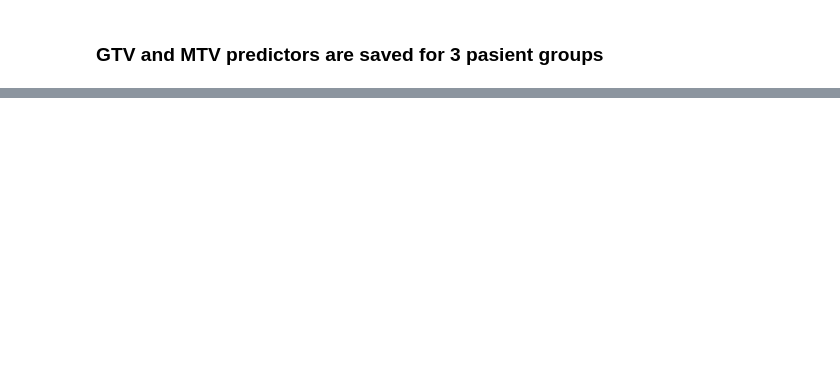
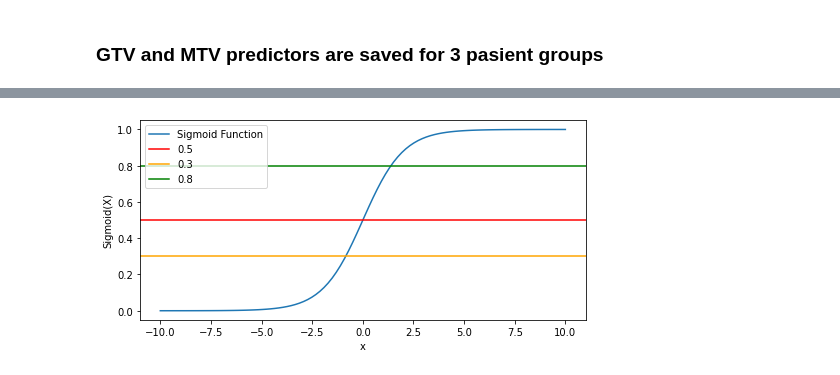
Before and after one commit to Sagalma/Master-Thesis, a Jupyter notebook: master.ipynb, the cells around one changed output, grey strips where cells are left out. Drawn from its saved outputs; the diff is of its cells as text; code cells hidden in the pictures; blank space fills up the shorter version.

```diff
--- a/master.ipynb
+++ b/master.ipynb
@@ -1962,0 +1690,89 @@ print (clf.best_score_, clf.best_params_)
+# %%
+# Sigmoid function
+from IPython.core.display import display, HTML
+display(HTML("<style>.container { width:80% ! important; }<style>"))
+
+def sigmoid(z):
+    return 1 / (1 + np.exp(-z))
+
+import matplotlib.pyplot as plt
+import numpy as np
+import math
+
+x = np.linspace(-10, 10, 100)
+z = 1/(1 + np.exp(-x))
+
+plt.plot(x, z,label='Sigmoid Function')
+plt.xlabel("x")
+plt.ylabel("Sigmoid(X)")
+plt.axhline(y = 0.5, color='r',linestyle='-',label='0.5')
+plt.axhline(y = 0.3, color='orange',linestyle='-',label='0.3')
+plt.axhline(y = 0.8, color='green',linestyle='-',label='0.8')
+plt.legend()
+
+
+
+plt.show()
+
+
+
+# Below function does 2 things.
+# Plots predictor versus Outcome
+# Plots sigmoid function of the logistic regression method.
+def SigmoidData(PatientGroup,Outcome,Predictor,k):
+    y, X = AllData(Outcome,Predictor,k)
+    a,b=(y.shape)
+    Zeros=[]
+    Ones =[]
+    for i,j  in enumerate (y):
+        if j == 0:
+            Zeros.append(0)
+        else:
+            Ones.append(j)
+    print('Relative Frequence of 1',len(Ones)/a)
+    print('Relative Frequence of 0',len(Zeros)/a)
+    clf = LogisticRegression().fit(X, y)
+    # Creating sample Z points
+    z = np.dot(X,clf.coef_)+clf.intercept_
+    # Invoking Sigmoid function on all Z points
+    plt.figure(figsize=(7, 5), dpi=80)
+    phi_z = sigmoid(z)
+    # Plotting the Sigmoid function
+    plt.plot(X, phi_z,'*',label='Sigmoid Function',)
+    plt.plot(X,y,'*',label='Outcome')
+    #plt.axvline(0.0, color='k')
+    plt.axhline(y = 0.5, color='r',linestyle='-')
+    plt.xlabel(Predictor,fontsize=15)
+    plt.ylabel('Probability',fontsize =15)
+    plt.title(PatientGroup+ (Predictor),fontsize=15,fontweight='bold')
+    #plt.yticks([0.0, 0.5, 1.0])
+    ax = plt.gca()
+    ax.yaxis.grid(True)
+    plt.tight_layout()
+    plt.legend()
+    plt.show()
+
+
+
+
+
+'''print(SigmoidData('HPV POSITIVE PATIENTS ','POS','ECOG',2))
+print(SigmoidData('HPV POSITIVE PATIENTS ','POS','SUVMAX',2))
+print(SigmoidData('HPV POSITIVE PATIENTS ','POS','SUVMEAN',2))
+print(SigmoidData('HPV POSITIVE PATIENTS ','POS','TLG',7))
+print(SigmoidData('HPV POSITIVE PATIENTS ','POS','MTV',2))
+print(SigmoidData('HPV POSITIVE PATIENTS ','POS','GTV',2))
+print(SigmoidData('HPV NEGATIVE PATIENTS ','NEG','SUVMAX',2))
+print(SigmoidData('HPV NEGATIVE PATIENTS ','NEG','SUVMEAN',2))
+print(SigmoidData('HPV NEGATIVE PATIENTS ','NEG','GTV',2))
+print(SigmoidData('HPV NEGATIVE PATIENTS ','NEG','MTV',2))
+print(SigmoidData('HPV NEGATIVE PATIENTS ','NEG','TLG',2))
+print(SigmoidData('HPV NEGATIVE PATIENTS ','NEG','ECOG',2))'''
+print(SigmoidData('HNC- Patients ','All','MTV',2))
+print(SigmoidData('HNC- Patients ','All','GTV',2))
+print(SigmoidData('HNC- Patients ','All','TLG',2))
+print(SigmoidData('HNC- Patients ','All','SUVMAX',2))
+print(SigmoidData('HNC- Patients ','All','SUVMEAN',2))
+print(SigmoidData('HNC- Patients ','All','ECOG',2))
+# %% [output]
+[figure, added]
```
Also changed, not shown: parts of 101 cells of this notebook.
